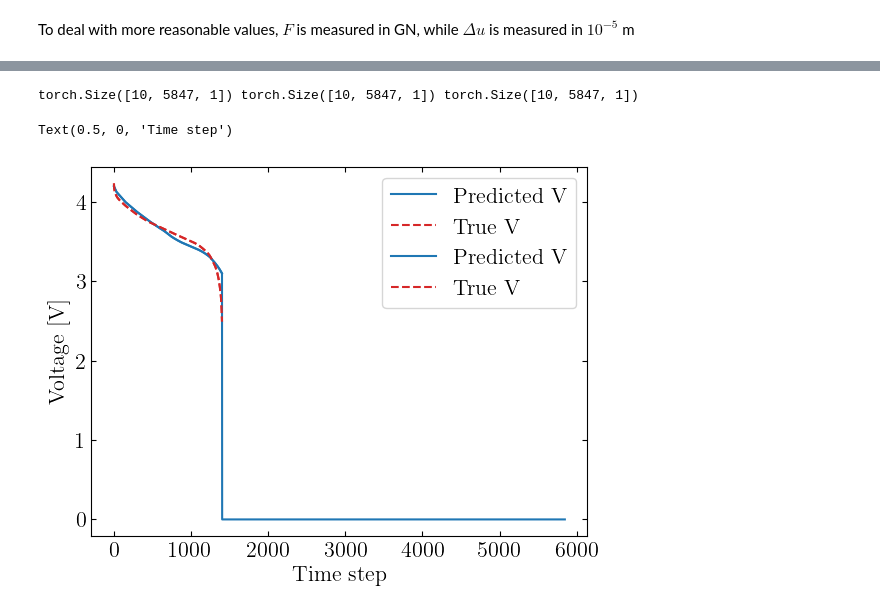
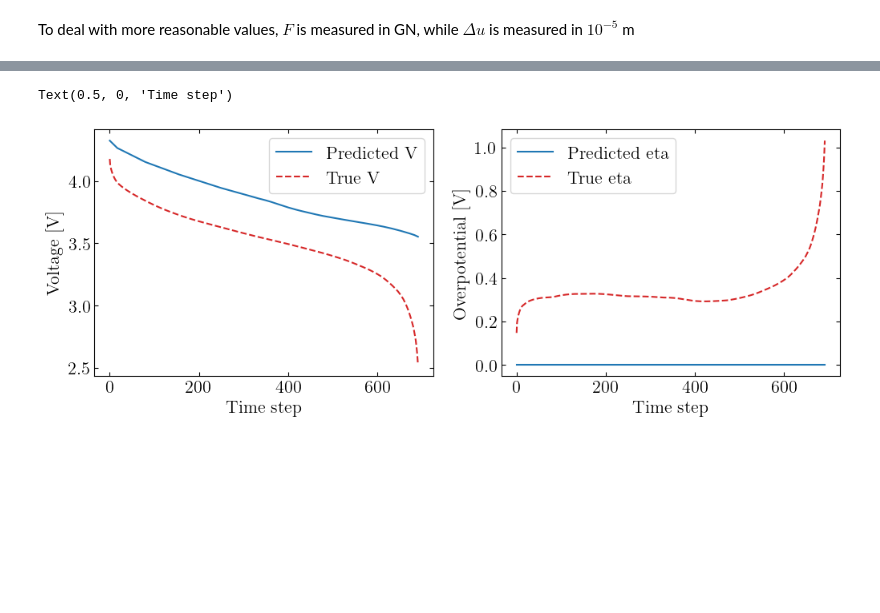
Before and after one commit to j-haralds/MSc_thesis, a Jupyter notebook: program/5_Multi/3_JN_NODE.ipynb, the cells around one changed output, grey strips where cells are left out. Drawn from its saved outputs; the diff is of its cells as text; code cells hidden in the pictures; blank space fills up the shorter version.

```diff
--- a/program/5_Multi/3_JN_NODE.ipynb
+++ b/program/5_Multi/3_JN_NODE.ipynb
@@ -66,11 +57,11 @@ trajectory_lookup = (
 # %%
 # Batch data
-feature_cols = ['I', 'u', 'U_eq']
-target_cols  = ['V', 'F']
+feature_cols = ['I', 'u', 'Ue', 'soc']
+target_cols  = ['V', 'F', 'eta']
 
 # Trajectories have unequal length — pad to longest and store a mask
-traj_lengths = data.groupby('trajectory').size()
-B     = len(traj_lengths)
+traj_lengths = data['trajectory'].value_counts().sort_index().values
+B     = len(traj_lengths)  # number of trajectories
 T_max = traj_lengths.max()
 Cx    = len(feature_cols)
 Cy    = len(target_cols)
@@ -268,39 +280,40 @@ plt.semilogy(history["loss"], label="Total Loss")
 # %%
 def evaluate(model, x_test):
     model.eval()
     with torch.no_grad():
-        I = x_test[:, :, 0].unsqueeze(-1)  # (B, T, 1)
-        u = x_test[:, :, 1].unsqueeze(-1)  # (B, T, 1)
-        U_eq = x_test[:, :, 2].unsqueeze(-1)  # (B, T, 1)
+        I = x_test[:, :, 0]    # (B, T)
+        U_eq = x_test[:, :, 2] # (B, T)
 
-        print(I.shape, u.shape, U_eq.shape)
+        B = x_test.shape[0]
+        Fs0 = torch.zeros(B)     # (B,) initial swelling force for each trajectory
 
-        # R0 = model.r_forward(x_test)
-        # V_pred = ECM_box(R0, I, U_eq)
+        R0 = model.r_forward(x_test)
+        V_pred = ECM_box(R0, I, U_eq)
+        eta_pred = I * R0
 
-        V_pred = model(x_test, torch.zeros(1))  # (B, T)  # Using forward for V_pred directly
+        # V_pred = model(x_test, Fs0)  # (B, T)  # Using forward for V_pred directly
 
-    return V_pred.detach().numpy()
+    return V_pred.detach().numpy(), R0.detach().numpy(), eta_pred.detach().numpy()
 
-V_pred = evaluate(model, X_test)
 
-idx = 6
+V_pred, R0, eta_pred = evaluate(model, X_test)
 
+idx = 24
 t_max = mask_test[idx].sum()
 t_len = np.linspace(0, t_max-1, t_max)
-plt.plot(t_len, V_pred[idx, :t_max], color=colors[0], label="Predicted V")
-plt.plot(t_len, Y_test[idx, :t_max, 0], linestyle='--', color=colors[1], label="True V")
-plt.legend()
-plt.ylabel("Voltage [V]")
-plt.xlabel("Time step")
 
-
-plt.plot(V_pred[idx, :], color=colors[0], label="Predicted V")
-plt.plot(t_len, Y_test[idx, :t_max, 0], linestyle='--', color=colors[1], label="True V")
-plt.legend()
-plt.ylabel("Voltage [V]")
-plt.xlabel("Time step")
+fig, axs = plt.subplots(1, 2, figsize=(12, 4))
+axs[0].plot(t_len, V_pred[idx, :t_max], color=colors[0], label="Predicted V")
+axs[0].plot(t_len, Y_test[idx, :t_max, 0], linestyle='--', color=colors[1], label="True V")
+axs[0].legend()
+axs[0].set_ylabel("Voltage [V]")
+axs[0].set_xlabel("Time step")
+axs[1].plot(t_len, eta_pred[idx, :t_max], color=colors[0], label="Predicted eta")
+axs[1].plot(t_len, - Y_test[idx, :t_max, 2], linestyle='--', color=colors[1], label="True eta")
+axs[1].legend()
+axs[1].set_ylabel("Overpotential [V]")
+axs[1].set_xlabel("Time step")
+# axs[1].plot(t_len, 30*R0[idx, :t_max], color=colors[0], label="Predicted R")
 # %% [output]
-torch.Size([10, 5847, 1]) torch.Size([10, 5847, 1]) torch.Size([10, 5847, 1])
+Text(0.5, 0, 'Time step')
-Text(0.5, 0, 'Time step')
-[figure, old version]
+[figure, new version]
```
Also changed, not shown: parts of 11 cells of this notebook.
